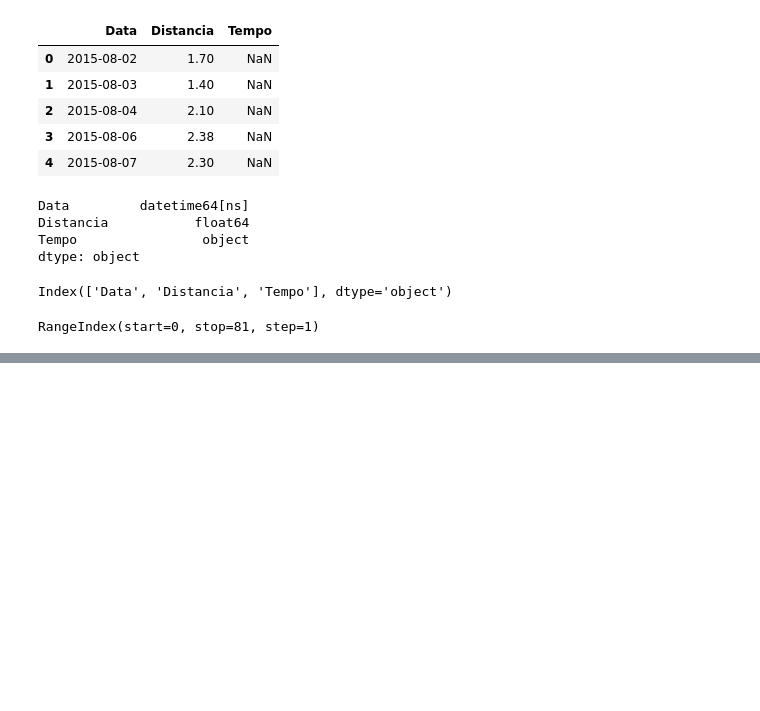
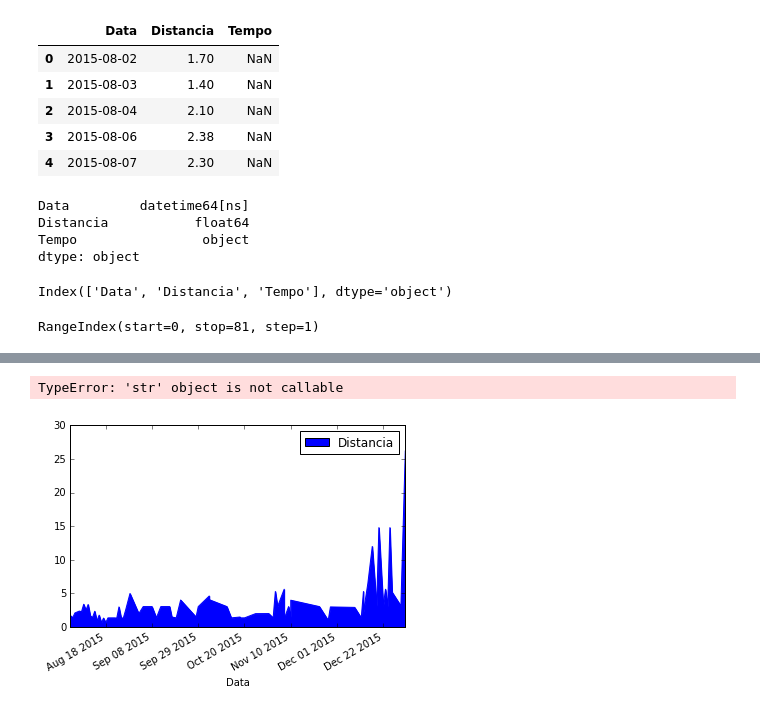
Before and after one commit to rromanini/CursoSpark, a Jupyter notebook: AnaliseExploratoria.ipynb, the cells around one changed output, grey strips where cells are left out. Cells and saved outputs as stored; diff of their text form; code cells hidden in the pictures; blank space fills up the shorter version.

```diff
--- a/AnaliseExploratoria.ipynb
+++ b/AnaliseExploratoria.ipynb
@@ -82,0 +73,6 @@ df.set_index("Data")
+# %%
+df.plot(kind="area")
+plt.ylabel("Count")
+# %% [output]
+TypeError: 'str' object is not callable
+[figure, added]
```
Also changed, not shown: parts of 15 cells of this notebook.
